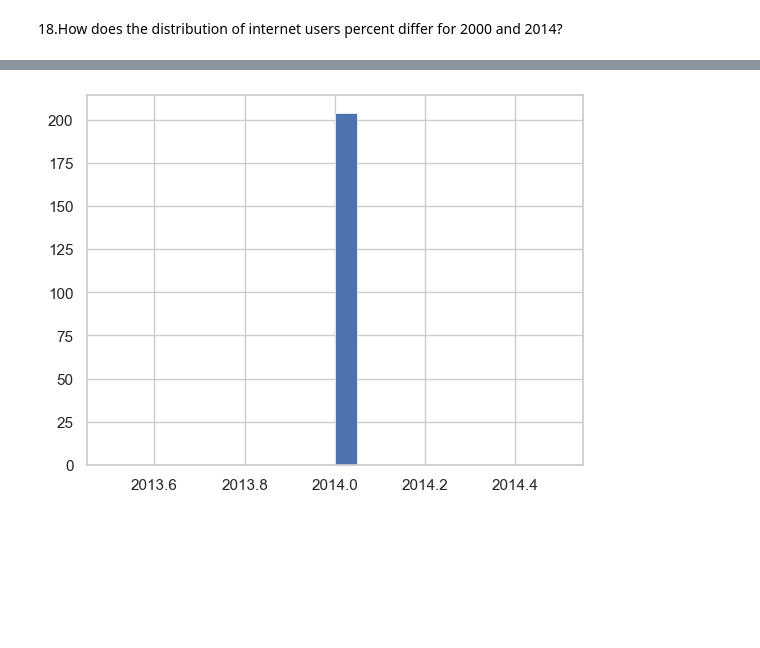
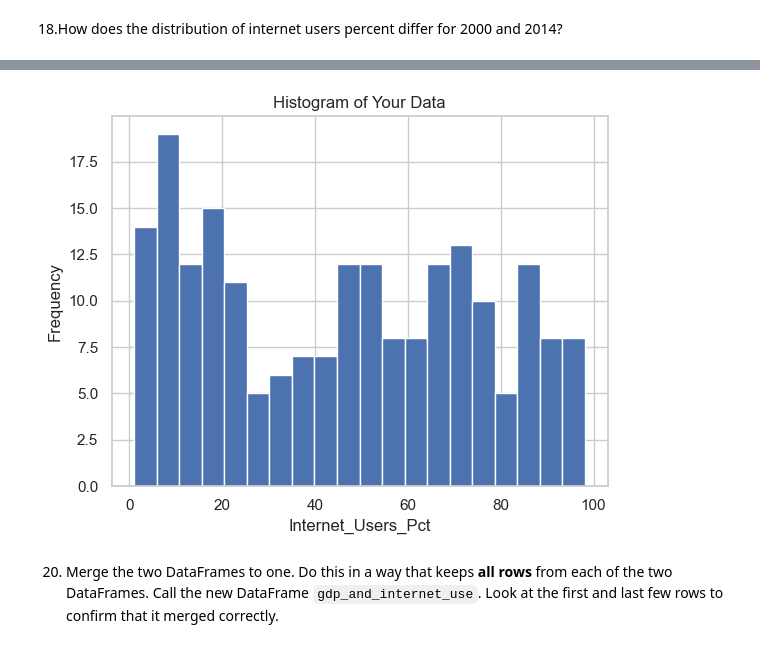
Before and after one commit to NSS-Data-Analytics-Cohort-12/un-python-Ranae0213, a Jupyter notebook: notebooks/UN.ipynb, the cells around one changed output, grey strips where cells are left out. Cells and saved outputs as stored; diff of their text form; code cells hidden in the pictures; blank space fills up the shorter version.

```diff
--- a/notebooks/UN.ipynb
+++ b/notebooks/UN.ipynb
@@ -367,7 +399,11 @@ internet_df_2014= internet_df[internet_df['Year'] == 2014]
 # %%
-fig, ax = plt.subplots()
-x= internet_df_2014['Year']
-ax.hist(x, bins=20, linewidth=0.5, edgecolor="white")
+
+internet_df_2014['Internet_Users_Pct'].hist(bins=20)  # You can adjust the number of bins
+plt.title('Histogram of Your Data')
+plt.xlabel('Internet_Users_Pct')
+plt.ylabel('Frequency')
 plt.show()
 # %% [output]
-[figure, old version]
+[figure, new version]
+# %% [markdown]
+20. Merge the two DataFrames to one. Do this in a way that keeps **all rows** from each of the two DataFrames. Call the new DataFrame `gdp_and_internet_use`. Look at the first and last few rows to confirm that it merged correctly.
```
Also changed, not shown: parts of 6 cells of this notebook.
